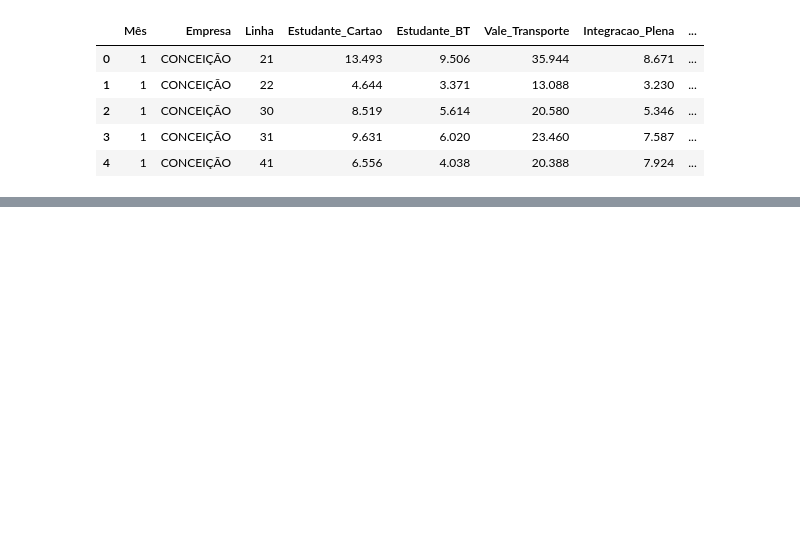
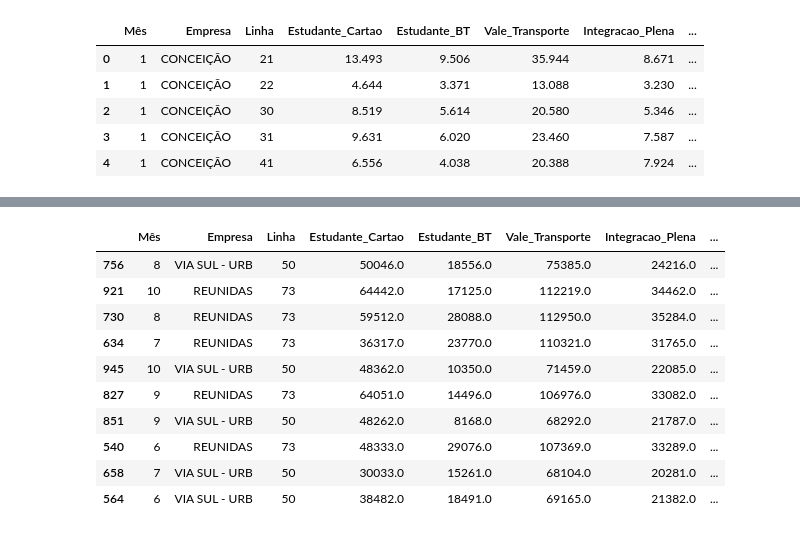
Before and after one commit to aguinaldoabbj/minicourse_open_data_natal_2019, a Jupyter notebook: 1_intro_pandas.ipynb, the cells around one changed output, grey strips where cells are left out. Saved outputs shown, nothing was run; the diff lists cells and outputs as text; code cells hidden in the pictures; blank space fills up the shorter version.

```diff
--- a/1_intro_pandas.ipynb
+++ b/1_intro_pandas.ipynb
@@ -404,0 +421,14 @@ df.head()
+# %%
+df.sort_values("Qtd_Viagens", ascending=False).head(10) # if ascending=False, the rank order will be descending
+# %% [output]
+|  | Mês | Empresa | Linha | Estudante_Cartao | Estudante_BT | Vale_Transporte | Integracao_Plena | ... |
+| 756 | 8 | VIA SUL - URB | 50 | 50046.0 | 18556.0 | 75385.0 | 24216.0 | ... |
+| 921 | 10 | REUNIDAS | 73 | 64442.0 | 17125.0 | 112219.0 | 34462.0 | ... |
+| 730 | 8 | REUNIDAS | 73 | 59512.0 | 28088.0 | 112950.0 | 35284.0 | ... |
+| 634 | 7 | REUNIDAS | 73 | 36317.0 | 23770.0 | 110321.0 | 31765.0 | ... |
+| 945 | 10 | VIA SUL - URB | 50 | 48362.0 | 10350.0 | 71459.0 | 22085.0 | ... |
+| 827 | 9 | REUNIDAS | 73 | 64051.0 | 14496.0 | 106976.0 | 33082.0 | ... |
+| 851 | 9 | VIA SUL - URB | 50 | 48262.0 | 8168.0 | 68292.0 | 21787.0 | ... |
+| 540 | 6 | REUNIDAS | 73 | 48333.0 | 29076.0 | 107369.0 | 33289.0 | ... |
+| 658 | 7 | VIA SUL - URB | 50 | 30033.0 | 15261.0 | 68104.0 | 20281.0 | ... |
+| 564 | 6 | VIA SUL - URB | 50 | 38482.0 | 18491.0 | 69165.0 | 21382.0 | ... |
```
Also changed, not shown: parts of 18 cells of this notebook.
